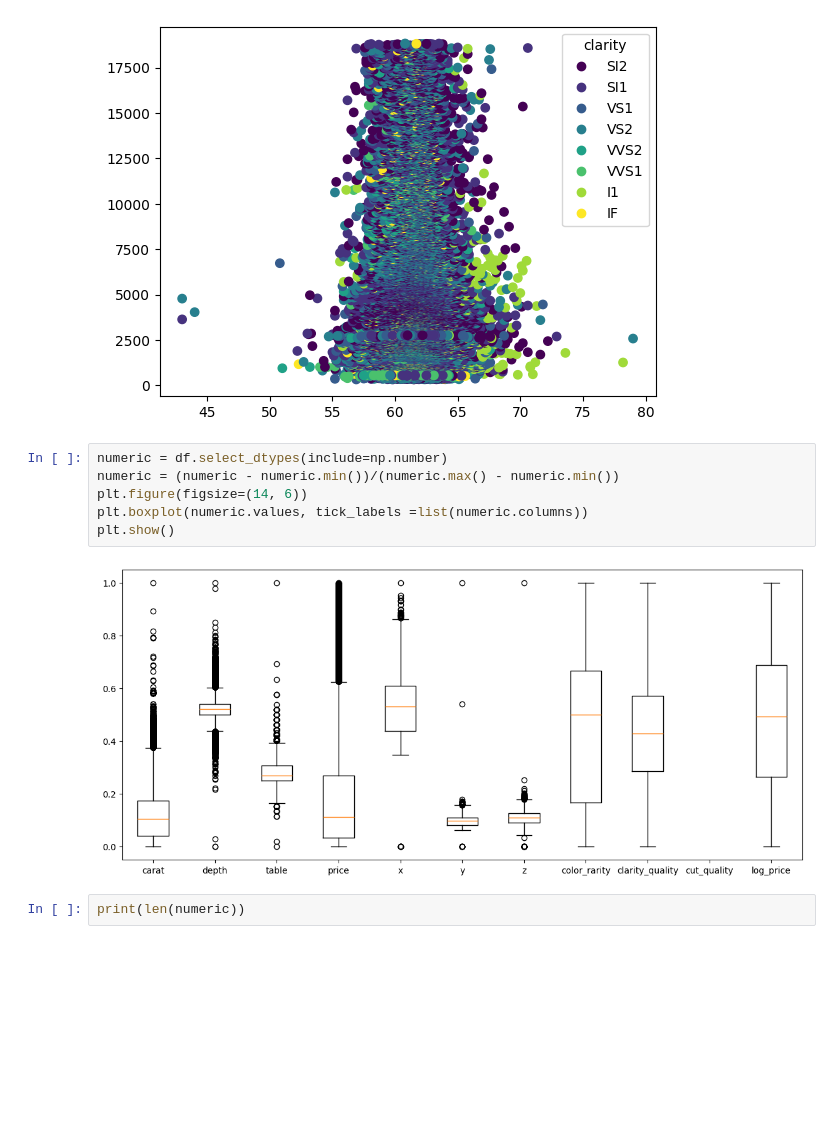
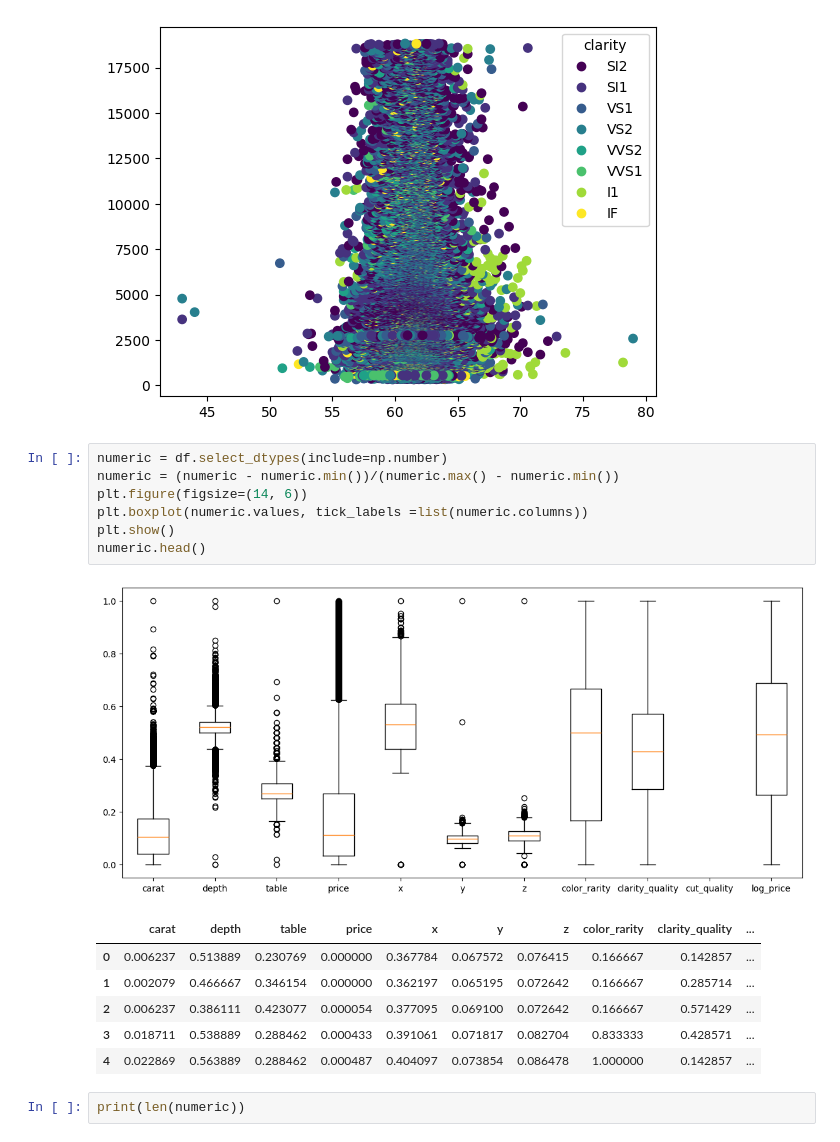
Before and after one commit to Hatem-707/depi-diamonds, a Jupyter notebook: assignment.ipynb, the cells around one changed output. Cells and saved outputs as stored; diff of their text form; blank space fills up the shorter version.

```diff
--- a/assignment.ipynb
+++ b/assignment.ipynb
@@ -156,11 +156,18 @@ legend = third.legend(handles, df['clarity'].unique(), title="clarity")
 # %%
 numeric = df.select_dtypes(include=np.number)
 numeric = (numeric - numeric.min())/(numeric.max() - numeric.min())
 plt.figure(figsize=(14, 6))
 plt.boxplot(numeric.values, tick_labels =list(numeric.columns))
 plt.show()
+numeric.head()
 # %% [output]
 [figure]
+|  | carat | depth | table | price | x | y | z | color_rarity | clarity_quality | ... |
+| 0 | 0.006237 | 0.513889 | 0.230769 | 0.000000 | 0.367784 | 0.067572 | 0.076415 | 0.166667 | 0.142857 | ... |
+| 1 | 0.002079 | 0.466667 | 0.346154 | 0.000000 | 0.362197 | 0.065195 | 0.072642 | 0.166667 | 0.285714 | ... |
+| 2 | 0.006237 | 0.386111 | 0.423077 | 0.000054 | 0.377095 | 0.069100 | 0.072642 | 0.166667 | 0.571429 | ... |
+| 3 | 0.018711 | 0.538889 | 0.288462 | 0.000433 | 0.391061 | 0.071817 | 0.082704 | 0.833333 | 0.428571 | ... |
+| 4 | 0.022869 | 0.563889 | 0.288462 | 0.000487 | 0.404097 | 0.073854 | 0.086478 | 1.000000 | 0.142857 | ... |
 # %%
 print(len(numeric))
 # %% [output]
```
Also changed, not shown: 2 other files.
